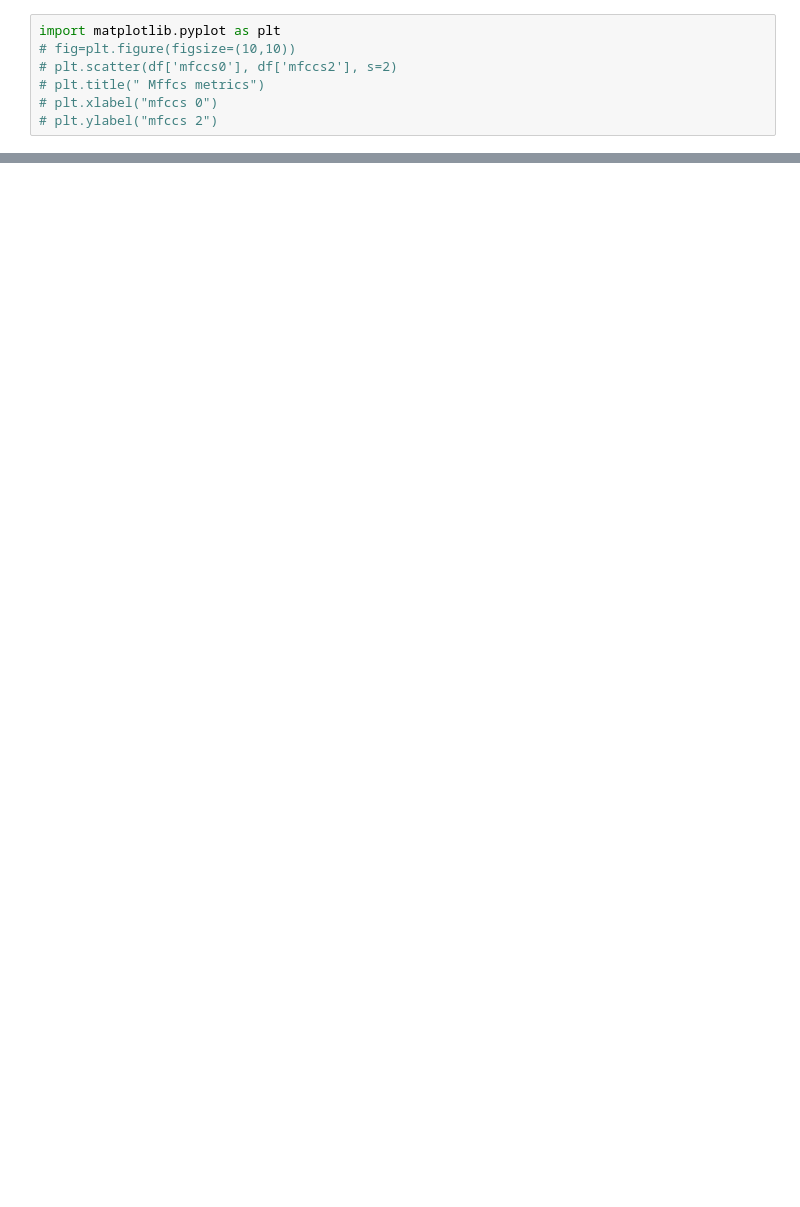
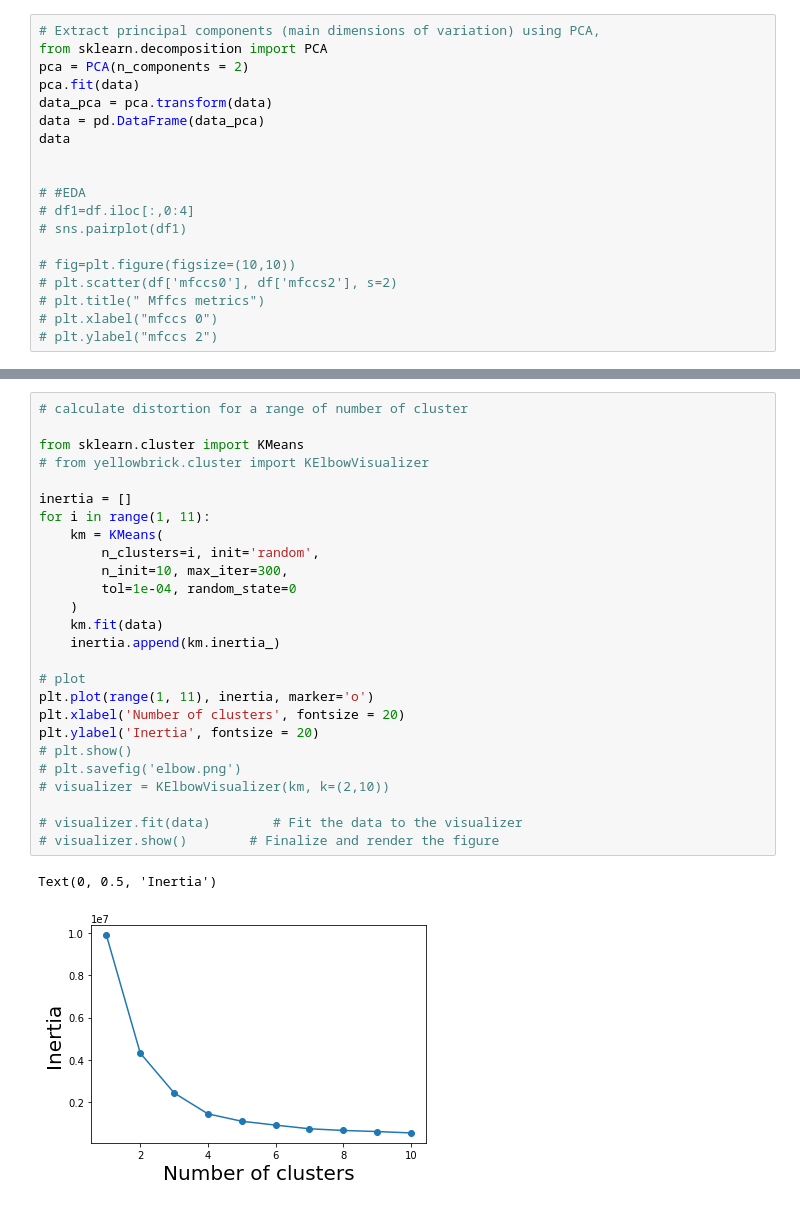
Before and after one commit to mokegg/Accoustic_Machine_monitoring, a Jupyter notebook: Clustering.ipynb, the cells around one changed output, grey strips where cells are left out. Drawn from its saved outputs; the diff is of its cells as text; blank space fills up the shorter version.

```diff
--- a/Clustering.ipynb
+++ b/Clustering.ipynb
@@ -32,5 +31,17 @@ import seaborn as sns
 # %%
-import matplotlib.pyplot as plt
+# Extract principal components (main dimensions of variation) using PCA,
+from sklearn.decomposition import PCA
+pca = PCA(n_components = 2)
+pca.fit(data)
+data_pca = pca.transform(data)
+data = pd.DataFrame(data_pca)
+data
+
+
+# #EDA
+# df1=df.iloc[:,0:4]
+# sns.pairplot(df1)
+
 # fig=plt.figure(figsize=(10,10))
 # plt.scatter(df['mfccs0'], df['mfccs2'], s=2)
 # plt.title(" Mffcs metrics")
@@ -39,2 +64,31 @@ import matplotlib.pyplot as plt
+# %%
+# calculate distortion for a range of number of cluster
+
+from sklearn.cluster import KMeans
+# from yellowbrick.cluster import KElbowVisualizer
+
+inertia = []
+for i in range(1, 11):
+    km = KMeans(
+        n_clusters=i, init='random',
+        n_init=10, max_iter=300,
+        tol=1e-04, random_state=0
+    )
+    km.fit(data)
+    inertia.append(km.inertia_)
+
+# plot
+plt.plot(range(1, 11), inertia, marker='o')
+plt.xlabel('Number of clusters', fontsize = 20)
+plt.ylabel('Inertia', fontsize = 20)
+# plt.show()
+# plt.savefig('elbow.png')
+# visualizer = KElbowVisualizer(km, k=(2,10))
+
+# visualizer.fit(data)        # Fit the data to the visualizer
+# visualizer.show()        # Finalize and render the figure
+# %% [output]
+Text(0, 0.5, 'Inertia')
+[figure, added]
 # %%
 from sklearn.cluster import KMeans
```
Also changed, not shown: parts of 10 cells of this notebook.
